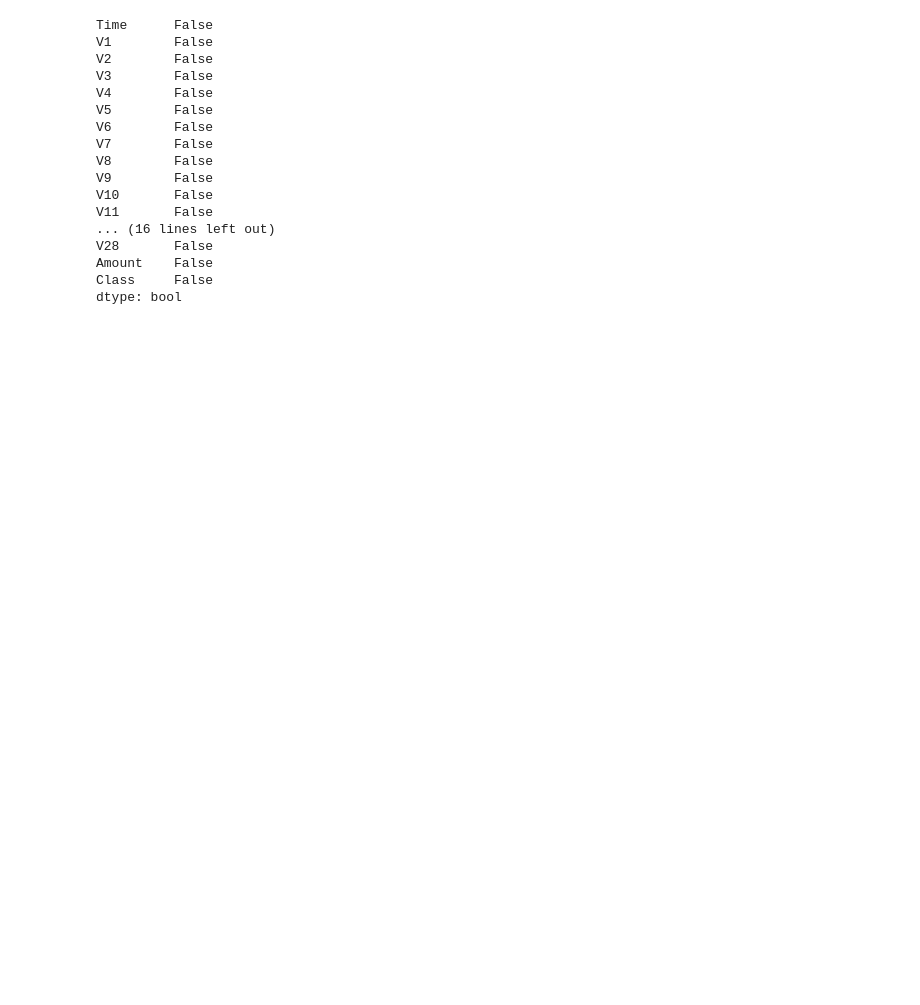
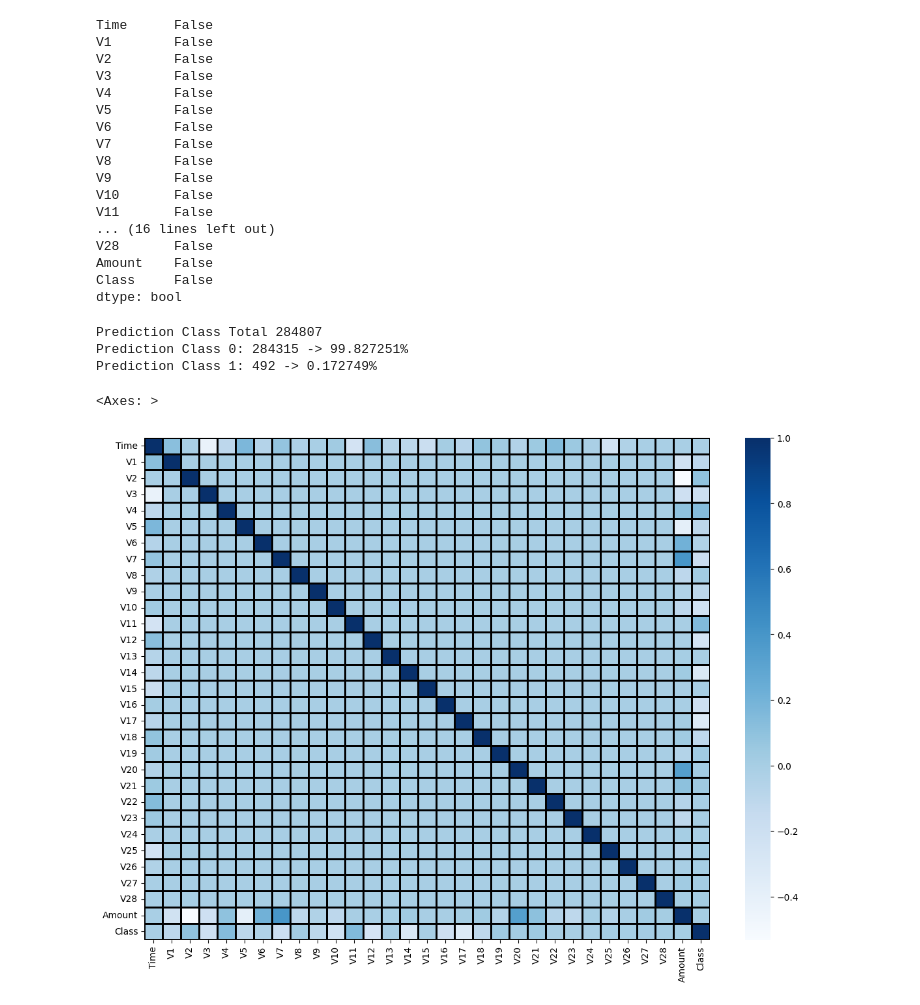
Before and after one commit to karankarann/CreditCard_FraudDetection, a Jupyter notebook: DataAnalysis.ipynb, the cells around one changed output. Saved outputs shown, nothing was run; the diff lists cells and outputs as text; code cells hidden in the pictures; blank space fills up the shorter version.

```diff
--- a/DataAnalysis.ipynb
+++ b/DataAnalysis.ipynb
@@ -52,3 +81,18 @@ V28       False
 Amount    False
 Class     False
 dtype: bool
+# %%
+## Distribution of the Prediction Classes
+print("Prediction Class Total {}".format( len(df) ) )
+for i in range(0,2):
+    print("Prediction Class {0}: {1} -> {2:2f}%".format(i, len(df[df["Class"] == i]) , (len(df[df["Class"] == i])/len(df))*100) )
+# %% [output]
+Prediction Class Total 284807
+Prediction Class 0: 284315 -> 99.827251%
+Prediction Class 1: 492 -> 0.172749%
+# %%
+plt.figure(figsize=(14, 10))
+sns.heatmap(df.corr(), cmap="Blues", linecolor="Black", linewidths="1")
+# %% [output]
+<Axes: >
+[figure, added]
```
Also changed, not shown: parts of 6 cells of this notebook, 4 other files.
